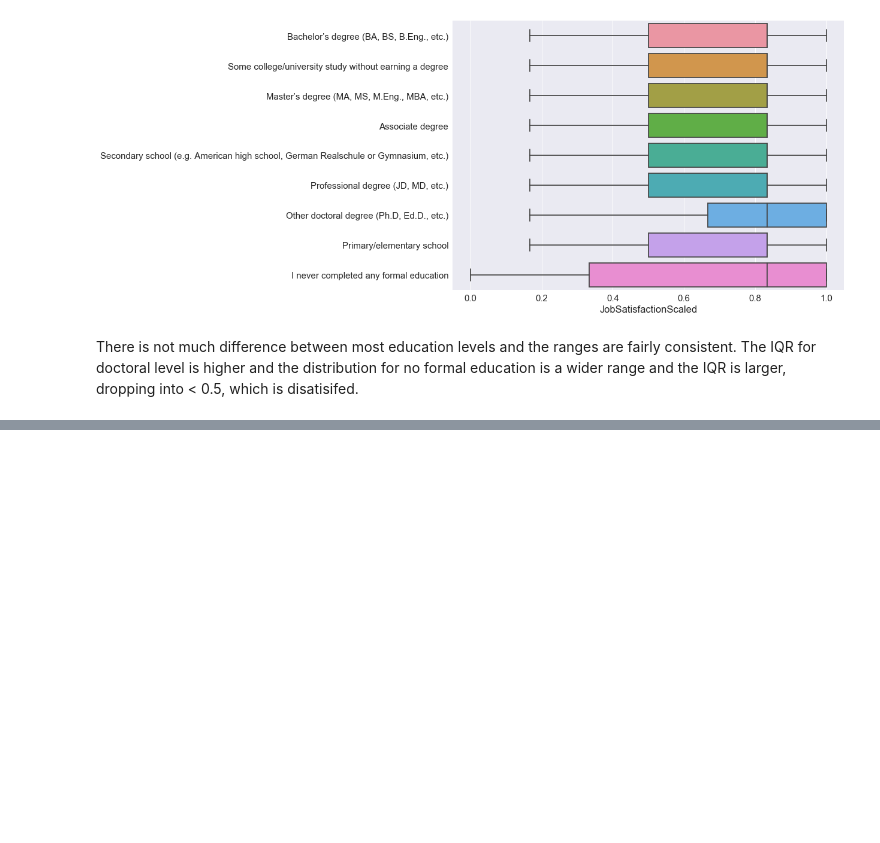
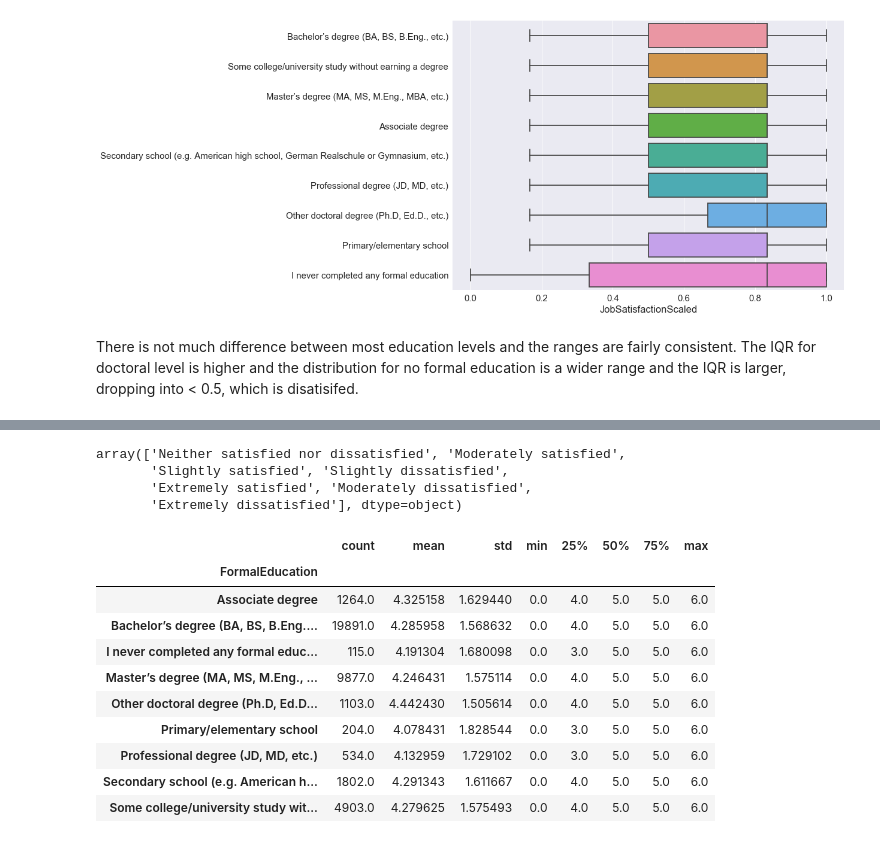
Before and after one commit to ddh4/stackoverflow-survey-analysis, a Jupyter notebook: Salary and Satisfaction in Formal Education.ipynb, the cells around one changed output, grey strips where cells are left out. Saved outputs shown, nothing was run; the diff lists cells and outputs as text; code cells hidden in the pictures; blank space fills up the shorter version.

```diff
--- a/Salary and Satisfaction in Formal Education.ipynb
+++ b/Salary and Satisfaction in Formal Education.ipynb
@@ -489,0 +506,7 @@ There is not much difference between most education levels and the ranges are fa
+# %%
+df_2018_subset['CareerSatisfaction'].unique()
+# %% [output]
+array(['Neither satisfied nor dissatisfied', 'Moderately satisfied',
+       'Slightly satisfied', 'Slightly dissatisfied',
+       'Extremely satisfied', 'Moderately dissatisfied',
+       'Extremely dissatisfied'], dtype=object)
@@ -489,0 +515,14 @@ There is not much difference between most education levels and the ranges are fa
+# %%
+df_2018_subset.groupby('FormalEducation')['CareerSatisfaction'].describe()
+# %% [output]
+|  | count | mean | std | min | 25% | 50% | 75% | max |
+| FormalEducation |  |  |  |  |  |  |  |  |
+| Associate degree | 1264.0 | 4.325158 | 1.629440 | 0.0 | 4.0 | 5.0 | 5.0 | 6.0 |
+| Bachelor’s degree (BA, BS, B.Eng.... | 19891.0 | 4.285958 | 1.568632 | 0.0 | 4.0 | 5.0 | 5.0 | 6.0 |
+| I never completed any formal educ... | 115.0 | 4.191304 | 1.680098 | 0.0 | 3.0 | 5.0 | 5.0 | 6.0 |
+| Master’s degree (MA, MS, M.Eng., ... | 9877.0 | 4.246431 | 1.575114 | 0.0 | 4.0 | 5.0 | 5.0 | 6.0 |
+| Other doctoral degree (Ph.D, Ed.D... | 1103.0 | 4.442430 | 1.505614 | 0.0 | 4.0 | 5.0 | 5.0 | 6.0 |
+| Primary/elementary school | 204.0 | 4.078431 | 1.828544 | 0.0 | 3.0 | 5.0 | 5.0 | 6.0 |
+| Professional degree (JD, MD, etc.) | 534.0 | 4.132959 | 1.729102 | 0.0 | 3.0 | 5.0 | 5.0 | 6.0 |
+| Secondary school (e.g. American h... | 1802.0 | 4.291343 | 1.611667 | 0.0 | 4.0 | 5.0 | 5.0 | 6.0 |
+| Some college/university study wit... | 4903.0 | 4.279625 | 1.575493 | 0.0 | 4.0 | 5.0 | 5.0 | 6.0 |
```
Also changed, not shown: parts of 7 cells of this notebook.
